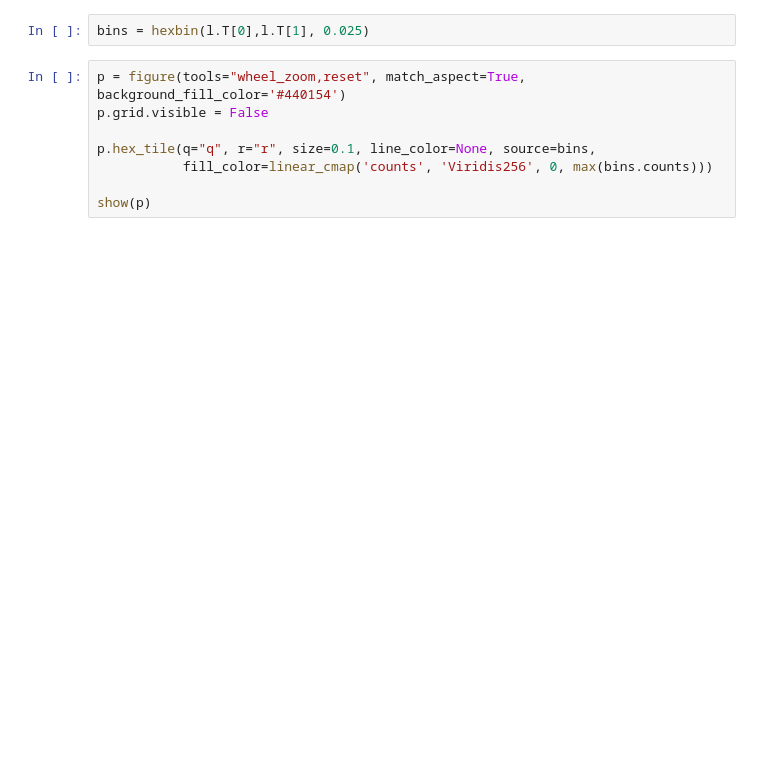
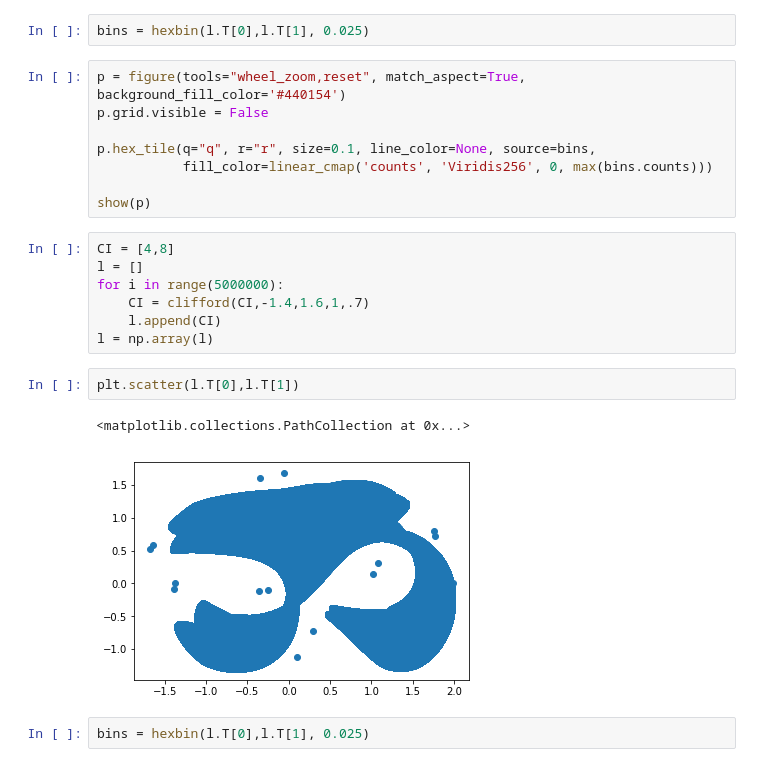
Before and after one commit to Itzy17/proyecto_modulo2, a Jupyter notebook: ProyectoModulo2_FloresO1_DiazP2_SanromanI3.ipynb, the cells around one changed output. Cells and saved outputs as stored; diff of their text form; blank space fills up the shorter version.

```diff
--- a/ProyectoModulo2_FloresO1_DiazP2_SanromanI3.ipynb
+++ b/ProyectoModulo2_FloresO1_DiazP2_SanromanI3.ipynb
@@ -136,3 +128,17 @@ p.hex_tile(q="q", r="r", size=0.1, line_color=None, source=bins,
            fill_color=linear_cmap('counts', 'Viridis256', 0, max(bins.counts)))
 
 show(p)
+# %%
+CI = [4,8]
+l = []
+for i in range(5000000):
+    CI = clifford(CI,-1.4,1.6,1,.7)
+    l.append(CI)
+l = np.array(l)
+# %%
+plt.scatter(l.T[0],l.T[1])
+# %% [output]
+<matplotlib.collections.PathCollection at 0x...>
+[figure, added]
+# %%
+bins = hexbin(l.T[0],l.T[1], 0.025)
```
Also changed, not shown: parts of 8 cells of this notebook.
